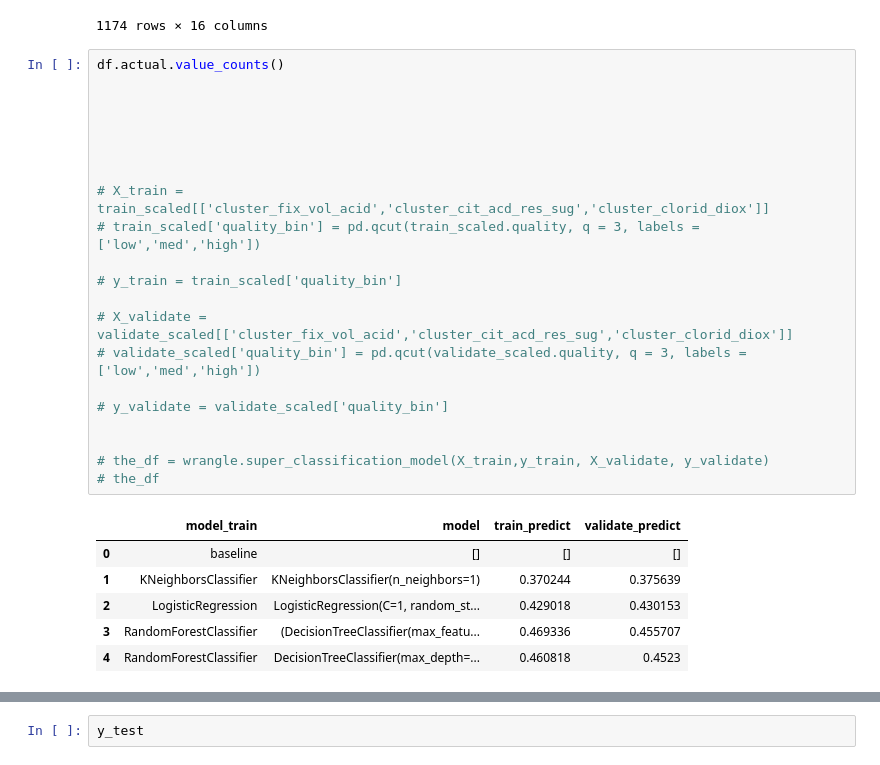
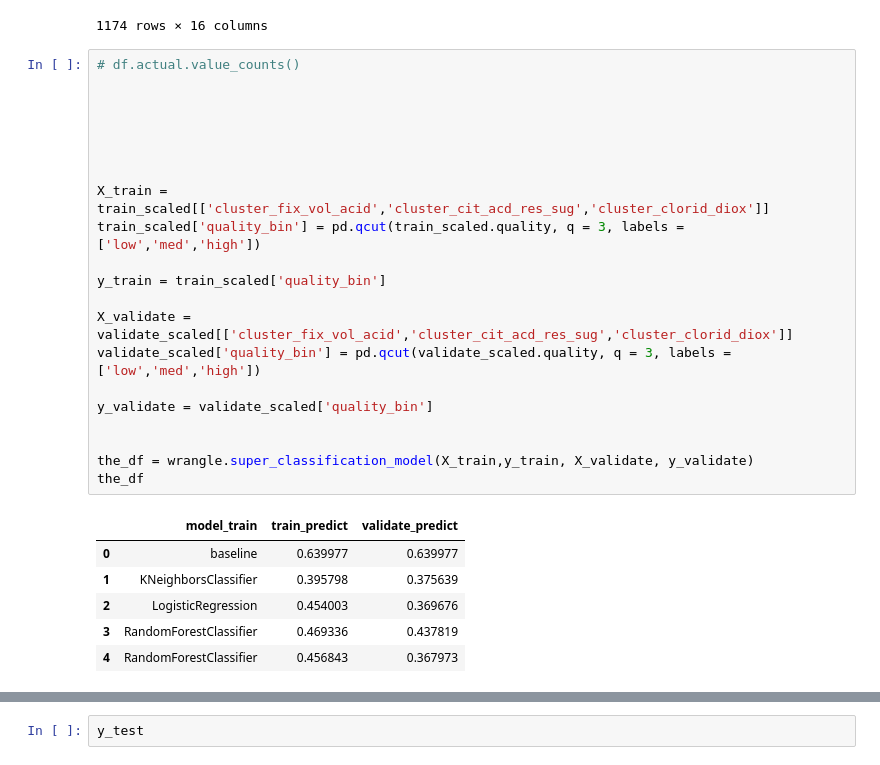
Before and after one commit to pagelwine/wine_project, a Jupyter notebook: divante_scratch.ipynb, the cells around one changed output, grey strips where cells are left out. Cells and saved outputs as stored; diff of their text form.

```diff
--- a/divante_scratch.ipynb
+++ b/divante_scratch.ipynb
@@ -414,32 +383,32 @@ validate_scaled
 | 959 | 7.3 | 0.24 | 0.34 | 15.4 | 0.050 | 38.0 | ... |
 1174 rows × 16 columns
 # %%
-df.actual.value_counts()
+# df.actual.value_counts()
 
 
 
 
 
 
-# X_train = train_scaled[['cluster_fix_vol_acid','cluster_cit_acd_res_sug','cluster_clorid_diox']]
-# train_scaled['quality_bin'] = pd.qcut(train_scaled.quality, q = 3, labels = ['low','med','high'])
+X_train = train_scaled[['cluster_fix_vol_acid','cluster_cit_acd_res_sug','cluster_clorid_diox']]
+train_scaled['quality_bin'] = pd.qcut(train_scaled.quality, q = 3, labels = ['low','med','high'])
 
-# y_train = train_scaled['quality_bin']
+y_train = train_scaled['quality_bin']
 
-# X_validate = validate_scaled[['cluster_fix_vol_acid','cluster_cit_acd_res_sug','cluster_clorid_diox']]
-# validate_scaled['quality_bin'] = pd.qcut(validate_scaled.quality, q = 3, labels = ['low','med','high'])
+X_validate = validate_scaled[['cluster_fix_vol_acid','cluster_cit_acd_res_sug','cluster_clorid_diox']]
+validate_scaled['quality_bin'] = pd.qcut(validate_scaled.quality, q = 3, labels = ['low','med','high'])
 
-# y_validate = validate_scaled['quality_bin']
+y_validate = validate_scaled['quality_bin']
 
 
-# the_df = wrangle.super_classification_model(X_train,y_train, X_validate, y_validate)
-# the_df
+the_df = wrangle.super_classification_model(X_train,y_train, X_validate, y_validate)
+the_df
 # %% [output]
-|  | model_train | model | train_predict | validate_predict |
-| 0 | baseline | [] | [] | [] |
-| 1 | KNeighborsClassifier | KNeighborsClassifier(n_neighbors=1) | 0.370244 | 0.375639 |
-| 2 | LogisticRegression | LogisticRegression(C=1, random_st... | 0.429018 | 0.430153 |
-| 3 | RandomForestClassifier | (DecisionTreeClassifier(max_featu... | 0.469336 | 0.455707 |
-| 4 | RandomForestClassifier | DecisionTreeClassifier(max_depth=... | 0.460818 | 0.4523 |
+|  | model_train | train_predict | validate_predict |
+| 0 | baseline | 0.639977 | 0.639977 |
+| 1 | KNeighborsClassifier | 0.395798 | 0.375639 |
+| 2 | LogisticRegression | 0.454003 | 0.369676 |
+| 3 | RandomForestClassifier | 0.469336 | 0.437819 |
+| 4 | RandomForestClassifier | 0.456843 | 0.367973 |
 # %%
 train_scaled
```
Also changed, not shown: parts of 8 cells of this notebook, 1 other file.
